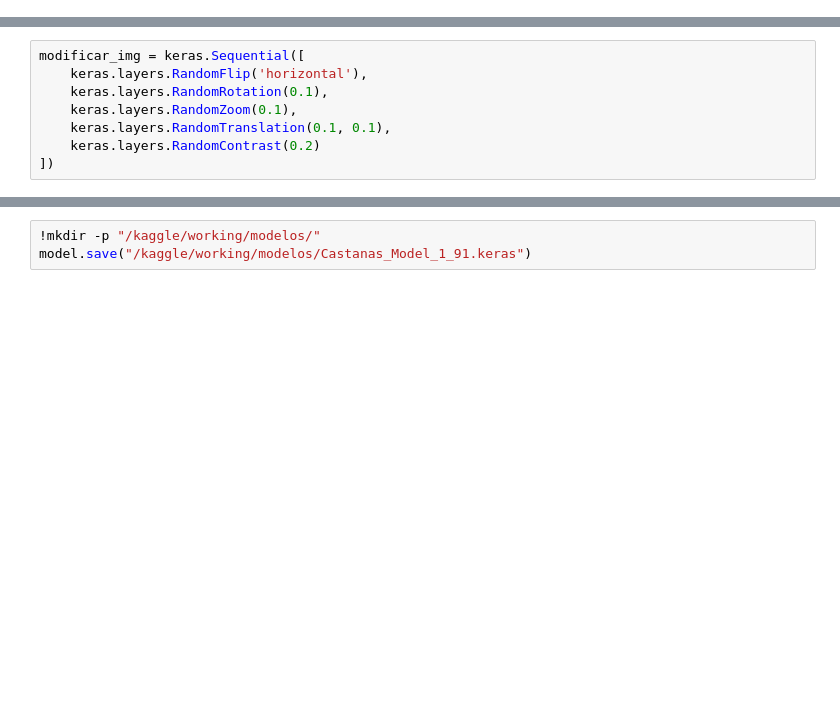
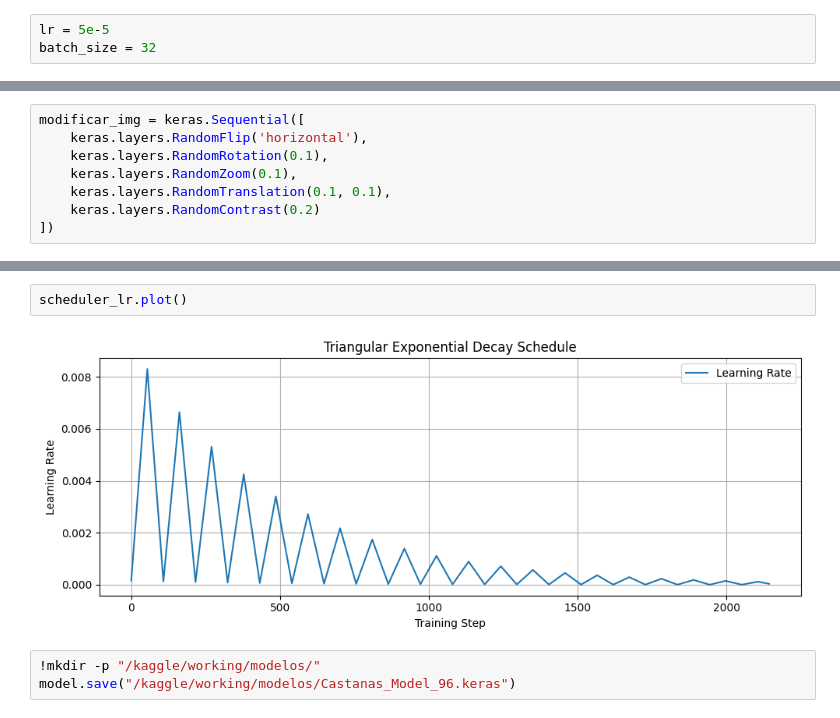
Before and after one commit to Axoluther/castanas-xai, a Jupyter notebook: CNN.ipynb, the cells around one changed output, grey strips where cells are left out. Drawn from its saved outputs; the diff is of its cells as text; blank space fills up the shorter version.

Commit message:
Kaggle Notebook | chestnut | Version con 96% de precisión

```diff
--- a/CNN.ipynb
+++ b/CNN.ipynb
@@ -56,3 +58,6 @@ ver_imgs(val)
+# %%
+lr = 5e-5
+batch_size = 32
 # %% [markdown]
 ## Modelo CNN
 # %%
@@ -187,6 +421,10 @@ Epoch 8/10
+# %%
+scheduler_lr.plot()
+# %% [output]
+[figure, added]
 # %%
 !mkdir -p "/kaggle/working/modelos/"
-model.save("/kaggle/working/modelos/Castanas_Model_1_91.keras")
+model.save("/kaggle/working/modelos/Castanas_Model_96.keras")
 # %%
 plt.figure(figsize=(5,5))
 plt.plot(history.history['loss'], label = 'loss')
```
Also changed, not shown: parts of 18 cells of this notebook.
